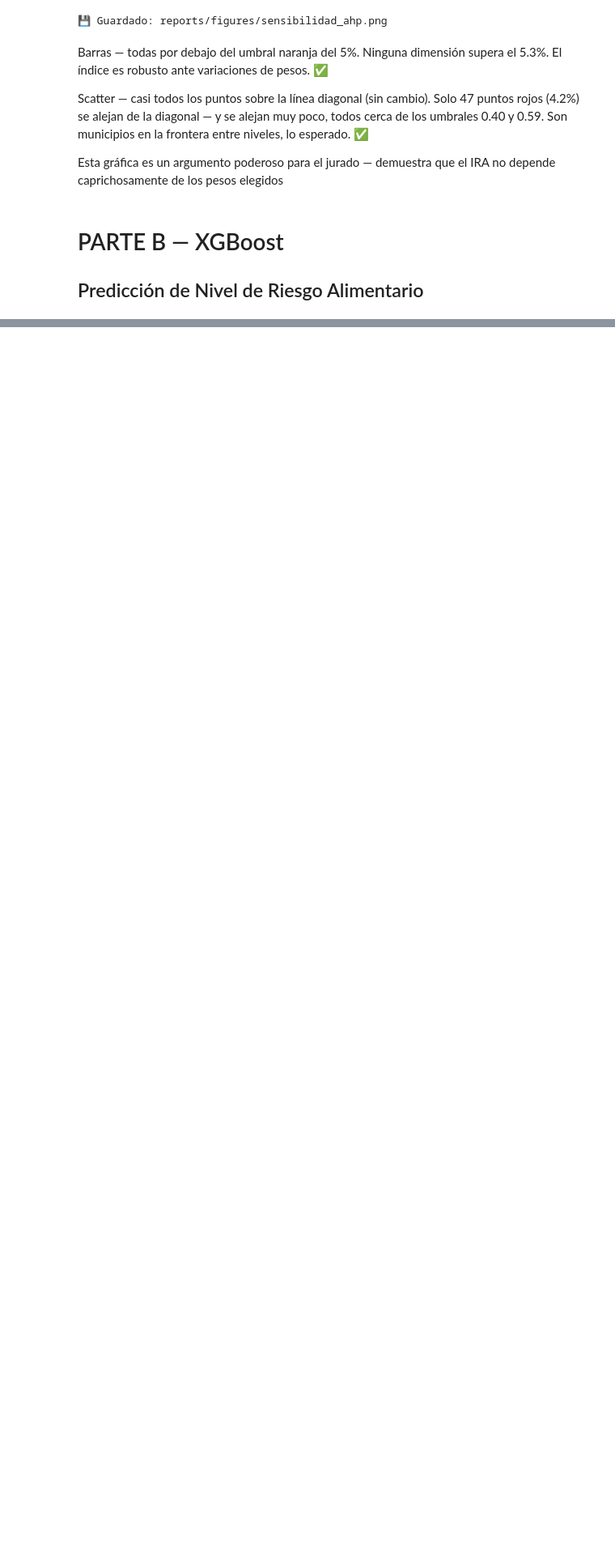
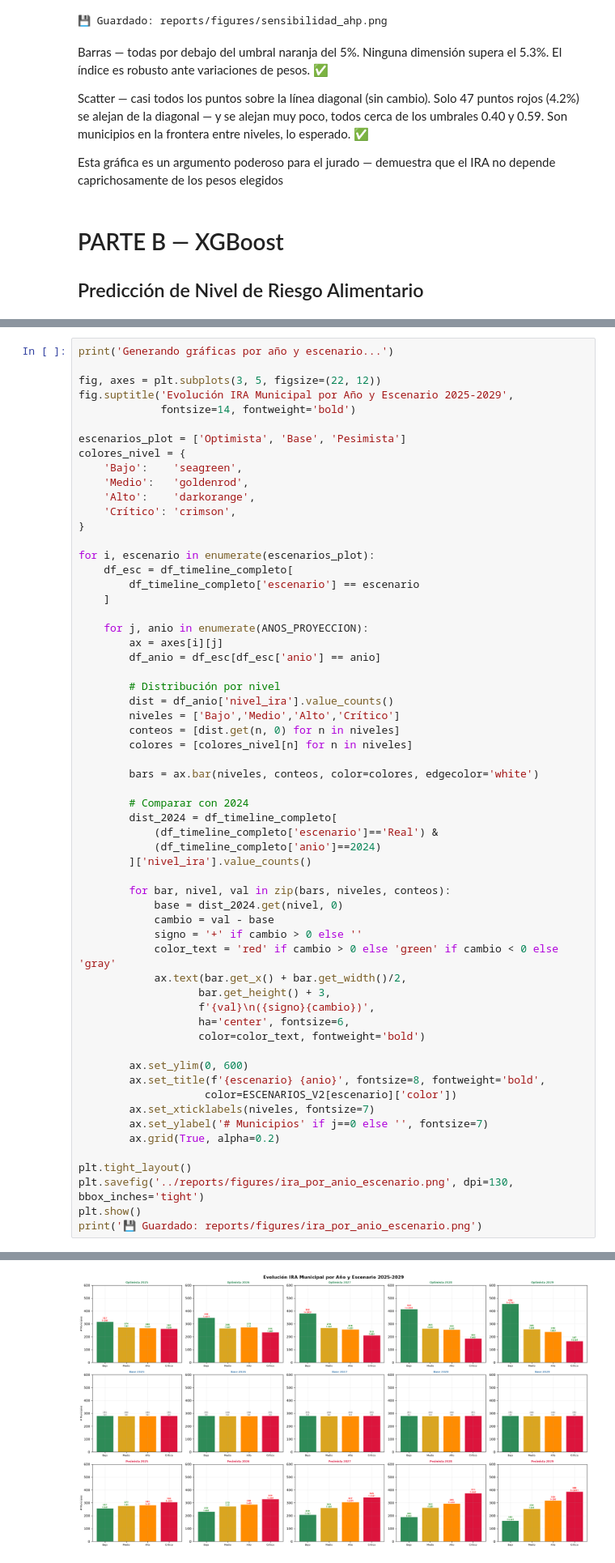
Before and after one commit to judazag/IRA-Municipal, a Jupyter notebook: notebooks/04_modelo_predictivo.ipynb, the cells around one changed output, grey strips where cells are left out. Shown at 81% size. Saved outputs shown, nothing was run; the diff lists cells and outputs as text; blank space fills up the shorter version.

```diff
--- a/notebooks/04_modelo_predictivo.ipynb
+++ b/notebooks/04_modelo_predictivo.ipynb
@@ -732,0 +2042,61 @@ NameError: name 'pd' is not defined
+# %%
+print('Generando gráficas por año y escenario...')
+
+fig, axes = plt.subplots(3, 5, figsize=(22, 12))
+fig.suptitle('Evolución IRA Municipal por Año y Escenario 2025-2029',
+             fontsize=14, fontweight='bold')
+
+escenarios_plot = ['Optimista', 'Base', 'Pesimista']
+colores_nivel = {
+    'Bajo':    'seagreen',
+    'Medio':   'goldenrod',
+    'Alto':    'darkorange',
+    'Crítico': 'crimson',
+}
+
+for i, escenario in enumerate(escenarios_plot):
+    df_esc = df_timeline_completo[
+        df_timeline_completo['escenario'] == escenario
+    ]
+
+    for j, anio in enumerate(ANOS_PROYECCION):
+        ax = axes[i][j]
+        df_anio = df_esc[df_esc['anio'] == anio]
+
+        # Distribución por nivel
+        dist = df_anio['nivel_ira'].value_counts()
+        niveles = ['Bajo','Medio','Alto','Crítico']
+        conteos = [dist.get(n, 0) for n in niveles]
+        colores = [colores_nivel[n] for n in niveles]
+
+        bars = ax.bar(niveles, conteos, color=colores, edgecolor='white')
+
+        # Comparar con 2024
+        dist_2024 = df_timeline_completo[
+            (df_timeline_completo['escenario']=='Real') &
+            (df_timeline_completo['anio']==2024)
+        ]['nivel_ira'].value_counts()
+
+        for bar, nivel, val in zip(bars, niveles, conteos):
+            base = dist_2024.get(nivel, 0)
+            cambio = val - base
+            signo = '+' if cambio > 0 else ''
+            color_text = 'red' if cambio > 0 else 'green' if cambio < 0 else 'gray'
+            ax.text(bar.get_x() + bar.get_width()/2,
+                   bar.get_height() + 3,
+                   f'{val}\n({signo}{cambio})',
+                   ha='center', fontsize=6,
+                   color=color_text, fontweight='bold')
+
+        ax.set_ylim(0, 600)
+        ax.set_title(f'{escenario} {anio}', fontsize=8, fontweight='bold',
+                    color=ESCENARIOS_V2[escenario]['color'])
+        ax.set_xticklabels(niveles, fontsize=7)
+        ax.set_ylabel('# Municipios' if j==0 else '', fontsize=7)
+        ax.grid(True, alpha=0.2)
+
+plt.tight_layout()
+plt.savefig('../reports/figures/ira_por_anio_escenario.png', dpi=130, bbox_inches='tight')
+plt.show()
+print('💾 Guardado: reports/figures/ira_por_anio_escenario.png')
+# %% [output]
@@ -732,0 +2104 @@ NameError: name 'pd' is not defined
+[figure, added]
```
Also changed, not shown: parts of 28 cells of this notebook.
